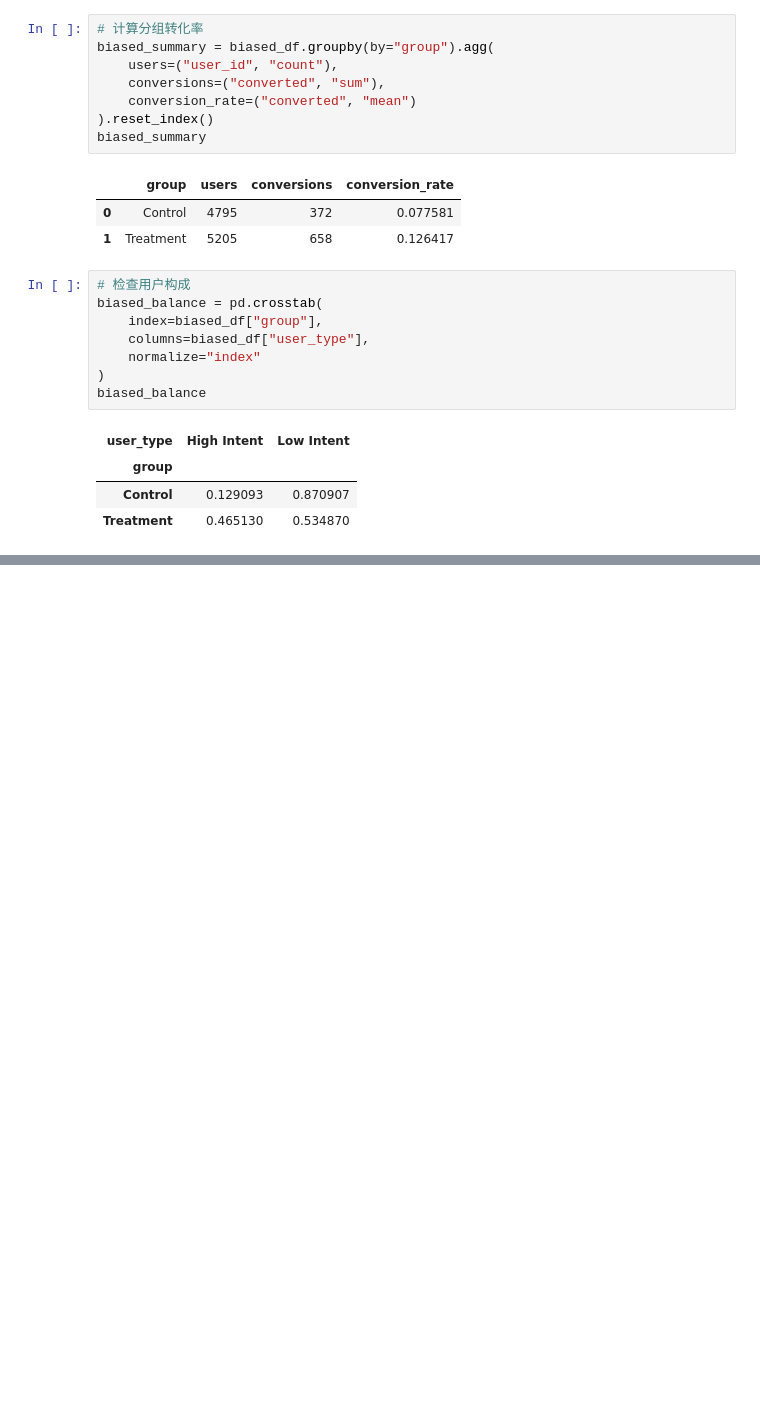
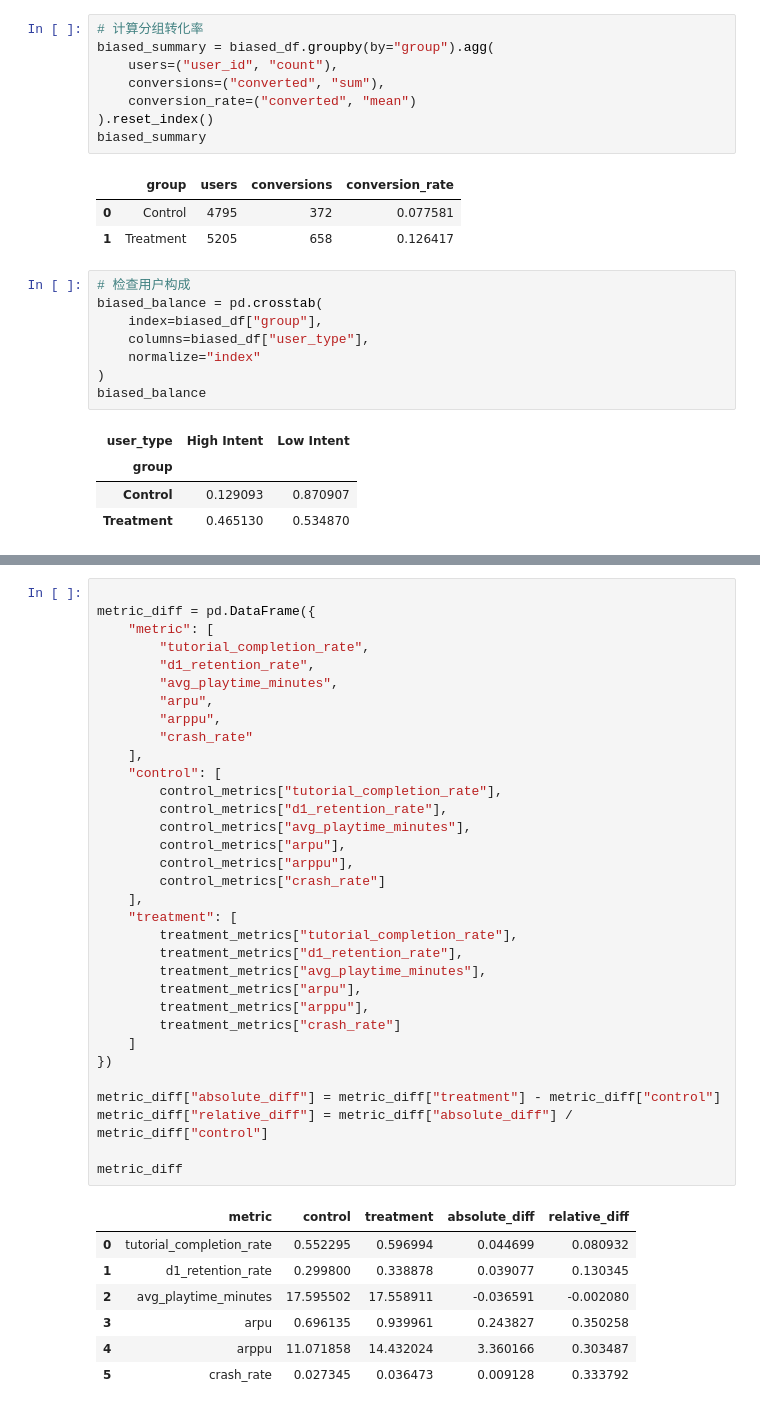
Before and after one commit to LizPink/AB-Testing, a Jupyter notebook: notebooks/01_ab_test_basic_concepts.ipynb, the cells around one changed output, grey strips where cells are left out. Drawn from its saved outputs; the diff is of its cells as text; blank space fills up the shorter version.

```diff
--- a/notebooks/01_ab_test_basic_concepts.ipynb
+++ b/notebooks/01_ab_test_basic_concepts.ipynb
@@ -407,0 +712,41 @@ biased_balance
+# %%
+
+metric_diff = pd.DataFrame({
+    "metric": [
+        "tutorial_completion_rate",
+        "d1_retention_rate",
+        "avg_playtime_minutes",
+        "arpu",
+        "arppu",
+        "crash_rate"
+    ],
+    "control": [
+        control_metrics["tutorial_completion_rate"],
+        control_metrics["d1_retention_rate"],
+        control_metrics["avg_playtime_minutes"],
+        control_metrics["arpu"],
+        control_metrics["arppu"],
+        control_metrics["crash_rate"]
+    ],
+    "treatment": [
+        treatment_metrics["tutorial_completion_rate"],
+        treatment_metrics["d1_retention_rate"],
+        treatment_metrics["avg_playtime_minutes"],
+        treatment_metrics["arpu"],
+        treatment_metrics["arppu"],
+        treatment_metrics["crash_rate"]
+    ]
+})
+
+metric_diff["absolute_diff"] = metric_diff["treatment"] - metric_diff["control"]
+metric_diff["relative_diff"] = metric_diff["absolute_diff"] / metric_diff["control"]
+
+metric_diff
+# %% [output]
+|  | metric | control | treatment | absolute_diff | relative_diff |
+| 0 | tutorial_completion_rate | 0.552295 | 0.596994 | 0.044699 | 0.080932 |
+| 1 | d1_retention_rate | 0.299800 | 0.338878 | 0.039077 | 0.130345 |
+| 2 | avg_playtime_minutes | 17.595502 | 17.558911 | -0.036591 | -0.002080 |
+| 3 | arpu | 0.696135 | 0.939961 | 0.243827 | 0.350258 |
+| 4 | arppu | 11.071858 | 14.432024 | 3.360166 | 0.303487 |
+| 5 | crash_rate | 0.027345 | 0.036473 | 0.009128 | 0.333792 |
```
Also changed, not shown: parts of 16 cells of this notebook, 2 other files.
